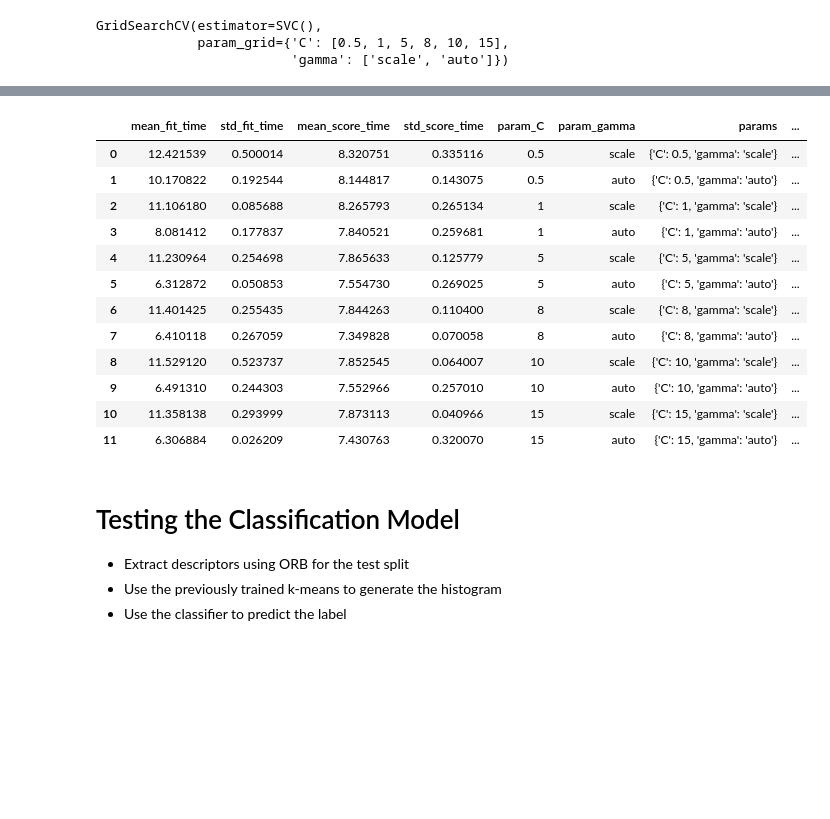
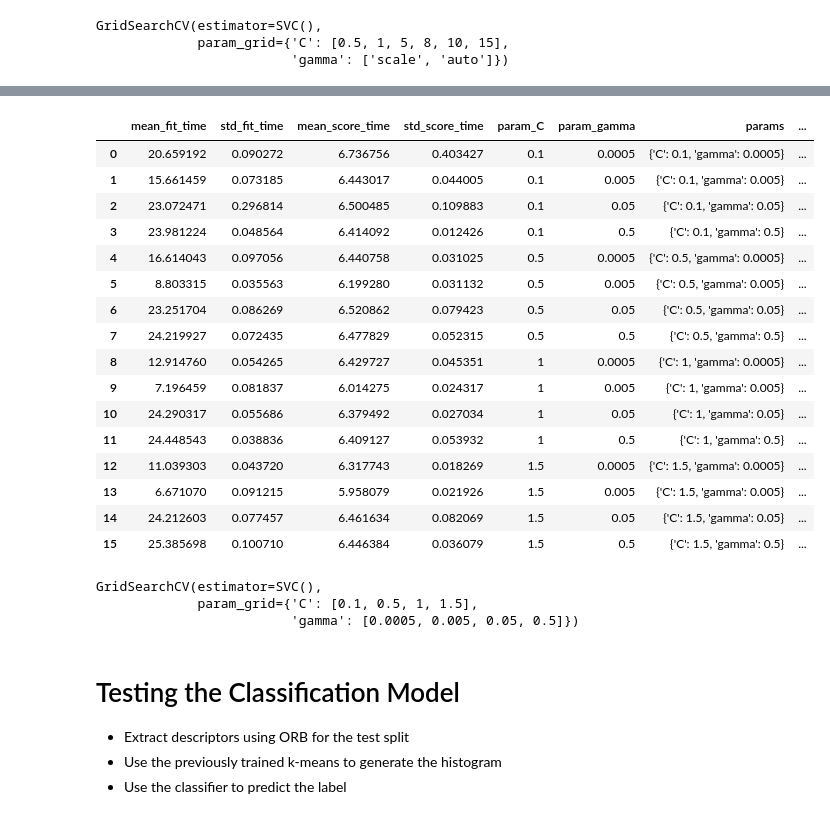
Before and after one commit to mario-rot/ComputerVisionCourse-MAI, a Jupyter notebook: Session 7/P7_Mario_Lauren.ipynb, the cells around one changed output, grey strips where cells are left out. Drawn from its saved outputs; the diff is of its cells as text; code cells hidden in the pictures; blank space fills up the shorter version.

```diff
--- a/Session 7/P7_Mario_Lauren.ipynb
+++ b/Session 7/P7_Mario_Lauren.ipynb
@@ -186,20 +230,33 @@ pd.DataFrame(clf.cv_results_)
-# %%
-import pandas as pd
-pd.DataFrame(clf.cv_results_)
-# %% [output]
-|  | mean_fit_time | std_fit_time | mean_score_time | std_score_time | param_C | param_gamma | params | ... |
-| 0 | 12.421539 | 0.500014 | 8.320751 | 0.335116 | 0.5 | scale | {'C': 0.5, 'gamma': 'scale'} | ... |
-| 1 | 10.170822 | 0.192544 | 8.144817 | 0.143075 | 0.5 | auto | {'C': 0.5, 'gamma': 'auto'} | ... |
-| 2 | 11.106180 | 0.085688 | 8.265793 | 0.265134 | 1 | scale | {'C': 1, 'gamma': 'scale'} | ... |
-| 3 | 8.081412 | 0.177837 | 7.840521 | 0.259681 | 1 | auto | {'C': 1, 'gamma': 'auto'} | ... |
-| 4 | 11.230964 | 0.254698 | 7.865633 | 0.125779 | 5 | scale | {'C': 5, 'gamma': 'scale'} | ... |
-| 5 | 6.312872 | 0.050853 | 7.554730 | 0.269025 | 5 | auto | {'C': 5, 'gamma': 'auto'} | ... |
-| 6 | 11.401425 | 0.255435 | 7.844263 | 0.110400 | 8 | scale | {'C': 8, 'gamma': 'scale'} | ... |
-| 7 | 6.410118 | 0.267059 | 7.349828 | 0.070058 | 8 | auto | {'C': 8, 'gamma': 'auto'} | ... |
-| 8 | 11.529120 | 0.523737 | 7.852545 | 0.064007 | 10 | scale | {'C': 10, 'gamma': 'scale'} | ... |
-| 9 | 6.491310 | 0.244303 | 7.552966 | 0.257010 | 10 | auto | {'C': 10, 'gamma': 'auto'} | ... |
-| 10 | 11.358138 | 0.293999 | 7.873113 | 0.040966 | 15 | scale | {'C': 15, 'gamma': 'scale'} | ... |
-| 11 | 6.306884 | 0.026209 | 7.430763 | 0.320070 | 15 | auto | {'C': 15, 'gamma': 'auto'} | ... |
+# %%
+# solution
+svc3 = SVC()
+clf3 = GridSearchCV(svc3,{'C':[0.1,0.5,1,1.5], 'gamma':[0.0005,0.005,0.05,0.5]})
+clf3.fit(dcs_flatten,kmeans.labels_)
+pd.DataFrame(clf3.cv_results_)
+# %% [output]
+|  | mean_fit_time | std_fit_time | mean_score_time | std_score_time | param_C | param_gamma | params | ... |
+| 0 | 20.659192 | 0.090272 | 6.736756 | 0.403427 | 0.1 | 0.0005 | {'C': 0.1, 'gamma': 0.0005} | ... |
+| 1 | 15.661459 | 0.073185 | 6.443017 | 0.044005 | 0.1 | 0.005 | {'C': 0.1, 'gamma': 0.005} | ... |
+| 2 | 23.072471 | 0.296814 | 6.500485 | 0.109883 | 0.1 | 0.05 | {'C': 0.1, 'gamma': 0.05} | ... |
+| 3 | 23.981224 | 0.048564 | 6.414092 | 0.012426 | 0.1 | 0.5 | {'C': 0.1, 'gamma': 0.5} | ... |
+| 4 | 16.614043 | 0.097056 | 6.440758 | 0.031025 | 0.5 | 0.0005 | {'C': 0.5, 'gamma': 0.0005} | ... |
+| 5 | 8.803315 | 0.035563 | 6.199280 | 0.031132 | 0.5 | 0.005 | {'C': 0.5, 'gamma': 0.005} | ... |
+| 6 | 23.251704 | 0.086269 | 6.520862 | 0.079423 | 0.5 | 0.05 | {'C': 0.5, 'gamma': 0.05} | ... |
+| 7 | 24.219927 | 0.072435 | 6.477829 | 0.052315 | 0.5 | 0.5 | {'C': 0.5, 'gamma': 0.5} | ... |
+| 8 | 12.914760 | 0.054265 | 6.429727 | 0.045351 | 1 | 0.0005 | {'C': 1, 'gamma': 0.0005} | ... |
+| 9 | 7.196459 | 0.081837 | 6.014275 | 0.024317 | 1 | 0.005 | {'C': 1, 'gamma': 0.005} | ... |
+| 10 | 24.290317 | 0.055686 | 6.379492 | 0.027034 | 1 | 0.05 | {'C': 1, 'gamma': 0.05} | ... |
+| 11 | 24.448543 | 0.038836 | 6.409127 | 0.053932 | 1 | 0.5 | {'C': 1, 'gamma': 0.5} | ... |
+| 12 | 11.039303 | 0.043720 | 6.317743 | 0.018269 | 1.5 | 0.0005 | {'C': 1.5, 'gamma': 0.0005} | ... |
+| 13 | 6.671070 | 0.091215 | 5.958079 | 0.021926 | 1.5 | 0.005 | {'C': 1.5, 'gamma': 0.005} | ... |
+| 14 | 24.212603 | 0.077457 | 6.461634 | 0.082069 | 1.5 | 0.05 | {'C': 1.5, 'gamma': 0.05} | ... |
+| 15 | 25.385698 | 0.100710 | 6.446384 | 0.036079 | 1.5 | 0.5 | {'C': 1.5, 'gamma': 0.5} | ... |
+# %%
+clf3
+# %% [output]
+GridSearchCV(estimator=SVC(),
+             param_grid={'C': [0.1, 0.5, 1, 1.5],
+                         'gamma': [0.0005, 0.005, 0.05, 0.5]})
 # %% [markdown]
 # Testing the Classification Model
 
```
Also changed, not shown: parts of 23 cells of this notebook.
